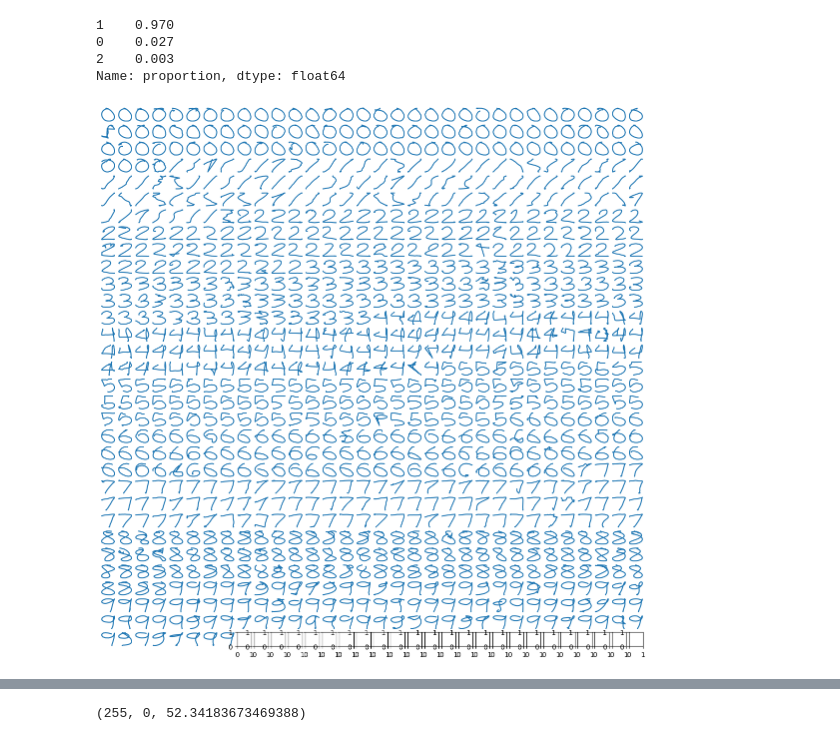
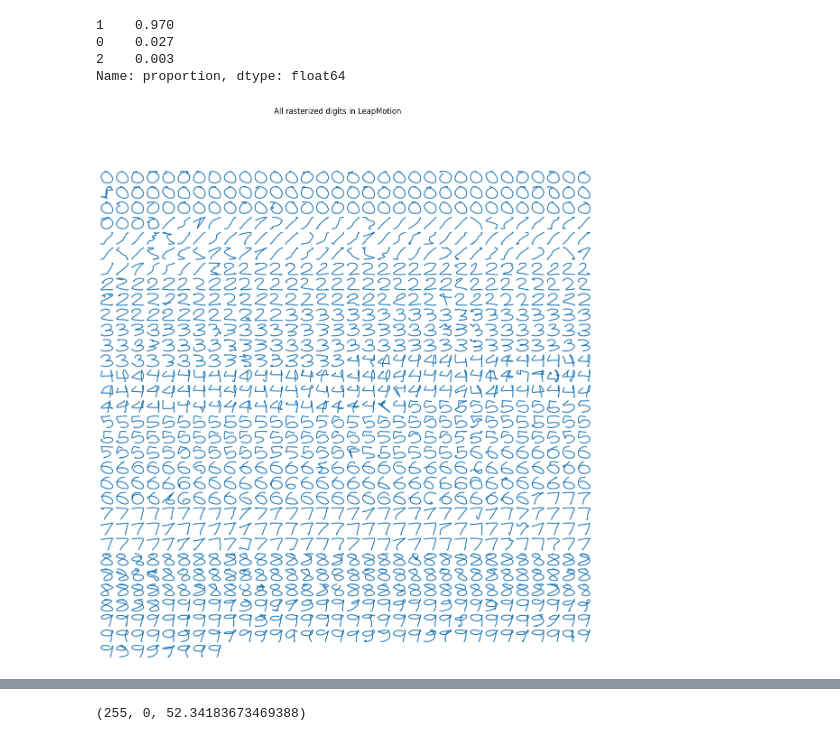
Before and after one commit to tornikeo/LeapMotionOCR, a Jupyter notebook: tornikeo/eda.ipynb, the cells around one changed output, grey strips where cells are left out. Cells and saved outputs as stored; diff of their text form; code cells hidden in the pictures.

```diff
--- a/tornikeo/eda.ipynb
+++ b/tornikeo/eda.ipynb
@@ -13,6 +13,10 @@ import requests
 from pathlib import Path
 import random
 import re
+
+
+plt.rcParams["figure.figsize"] = (3.5,4)
+plt.rcParams['figure.dpi'] = 70
 # %%
 data = sorted(Path('training_data').glob('*.csv'))
 labels = pd.Series(data).astype(str).str.extract(r".+stroke_(\d)_.+.csv").astype(int)
@@ -61,11 +88,16 @@ Name: proportion, dtype: float64
 # %%
 n = round(1000 ** .5)
 fig, ax = plt.subplots(n,n, figsize=(14,14))
+fig.suptitle('All rasterized digits in LeapMotion')
+
+for axis in ax.ravel():
+    axis.axis('off')
+
 for d,axis in zip(data, ax.ravel()):
     axis.plot(d[0],d[1])
     axis.axis('off')
 # %% [output]
-[figure, old version]
+[figure, new version]
 # %%
 mnist_x = np.load('tornikeo/mnist_digits.npy')
 mnist_y = np.load('tornikeo/mnist_targets.npy')
```
Also changed, not shown: parts of 7 cells of this notebook, 4 other files.
